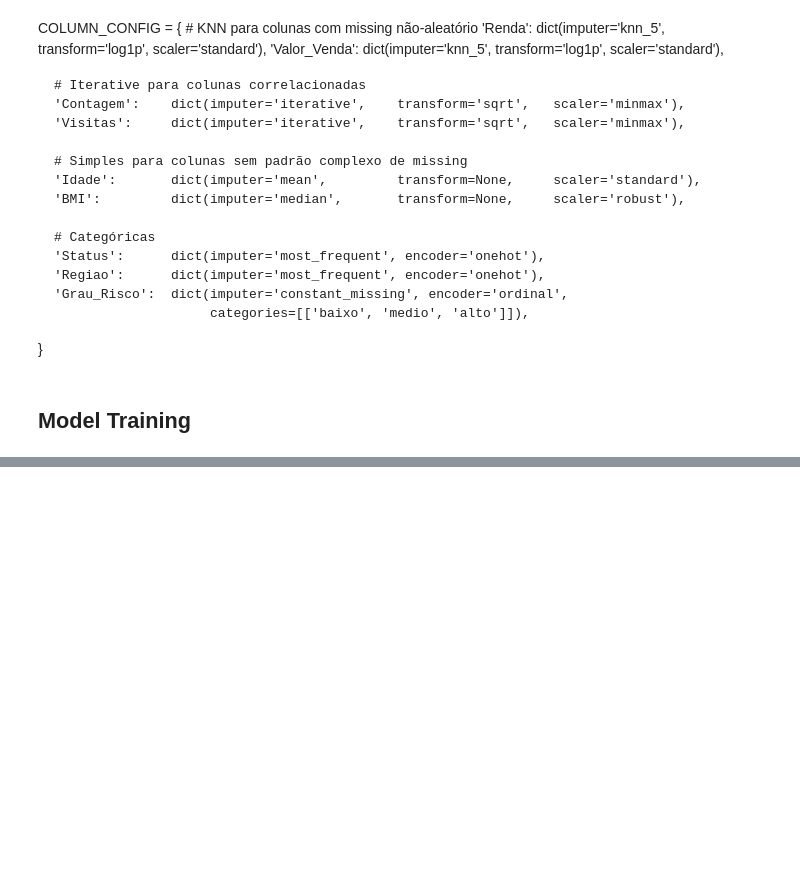
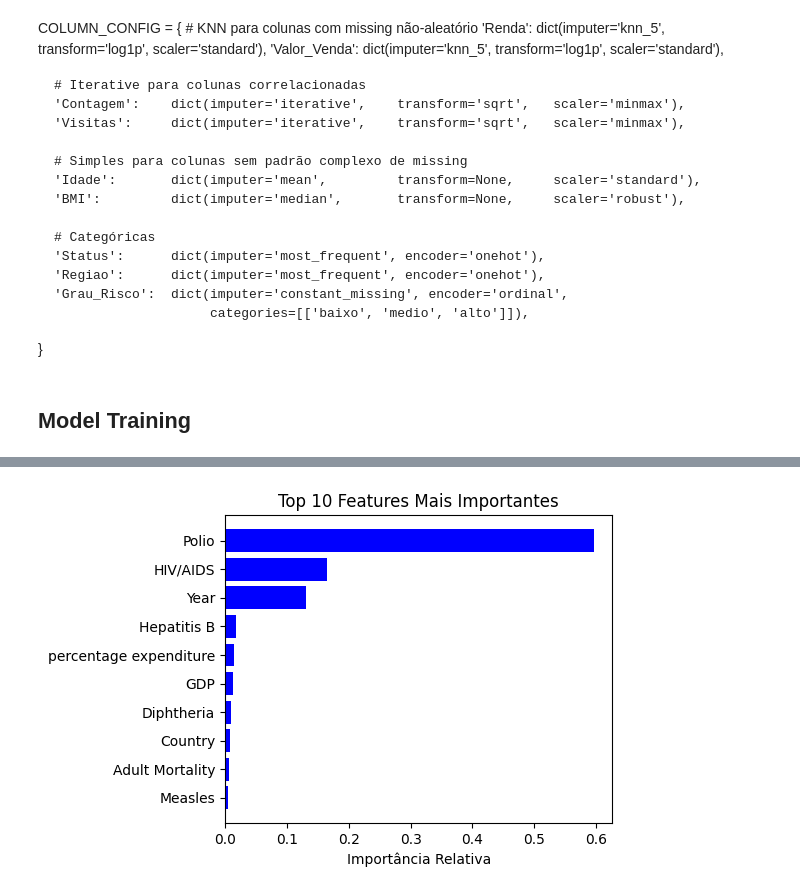
Before and after one commit to KevBoyz/data-science, a Jupyter notebook: Projects/10-life_expectation/life_expectation.ipynb, the cells around one changed output, grey strips where cells are left out. Saved outputs shown, nothing was run; the diff lists cells and outputs as text; code cells hidden in the pictures; blank space fills up the shorter version.

```diff
--- a/Projects/10-life_expectation/life_expectation.ipynb
+++ b/Projects/10-life_expectation/life_expectation.ipynb
@@ -431,0 +479,19 @@ MSE médio: 3.3286110669102698
+# %%
+# Extrair o modelo final do pipeline vencedor
+best_model = grid.best_estimator_.named_steps['model']
+
+# Pegar os nomes das colunas após o pré-processamento (importante!)
+# Se usou OneHotEncoder, os nomes mudam, mas para um teste rápido:
+features = X.columns # Se não houver OneHot, isso funciona direto
+
+importances = best_model.feature_importances_
+indices = np.argsort(importances)[-10:] # Top 10
+
+plt.figure(figsize=(5, 4))
+plt.title('Top 10 Features Mais Importantes')
+plt.barh(range(len(indices)), importances[indices], color='b', align='center')
+plt.yticks(range(len(indices)), [features[i] for i in indices])
+plt.xlabel('Importância Relativa')
+plt.show()
+# %% [output]
+[figure, added]
```
Also changed, not shown: parts of 7 cells of this notebook.
